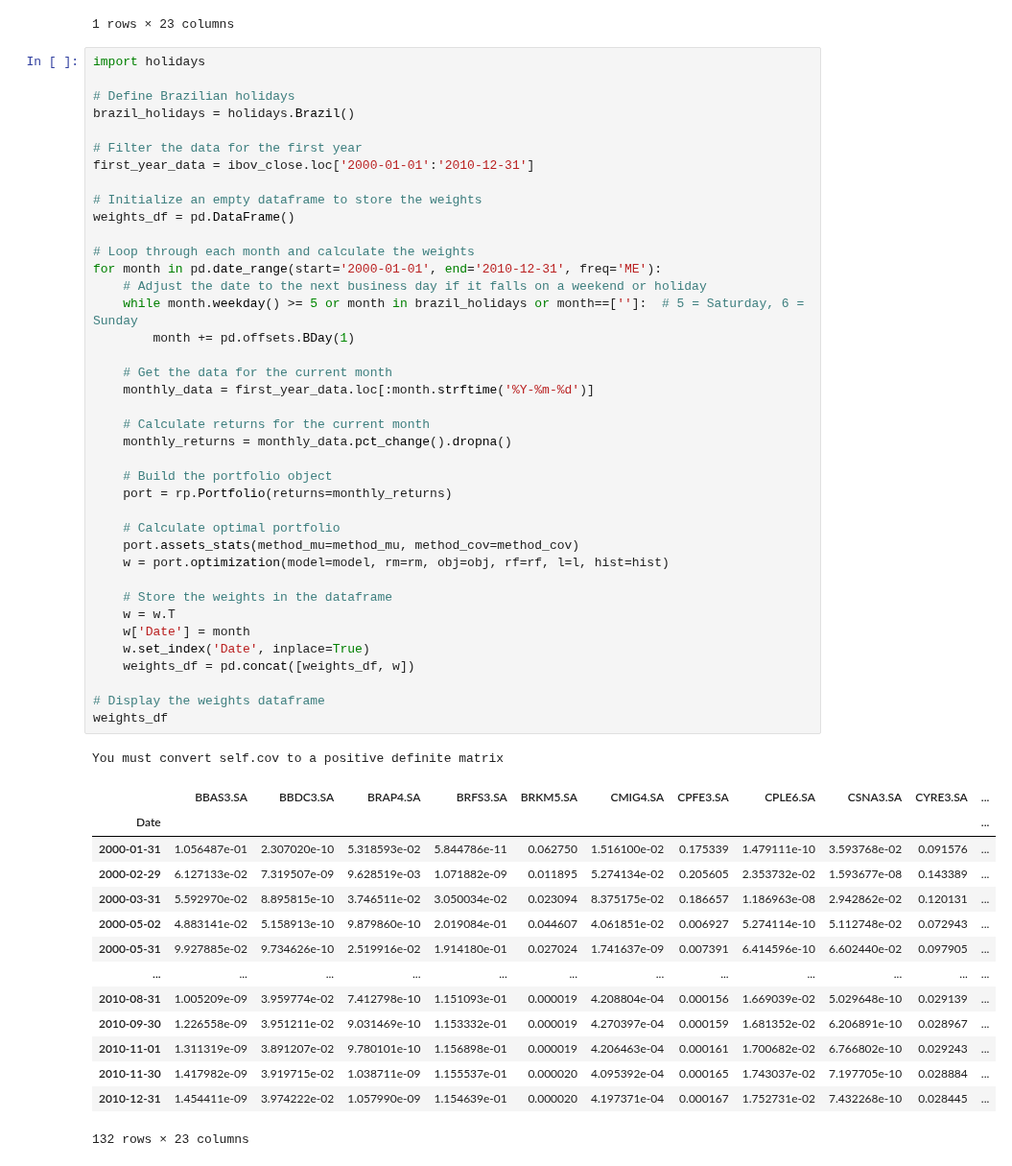
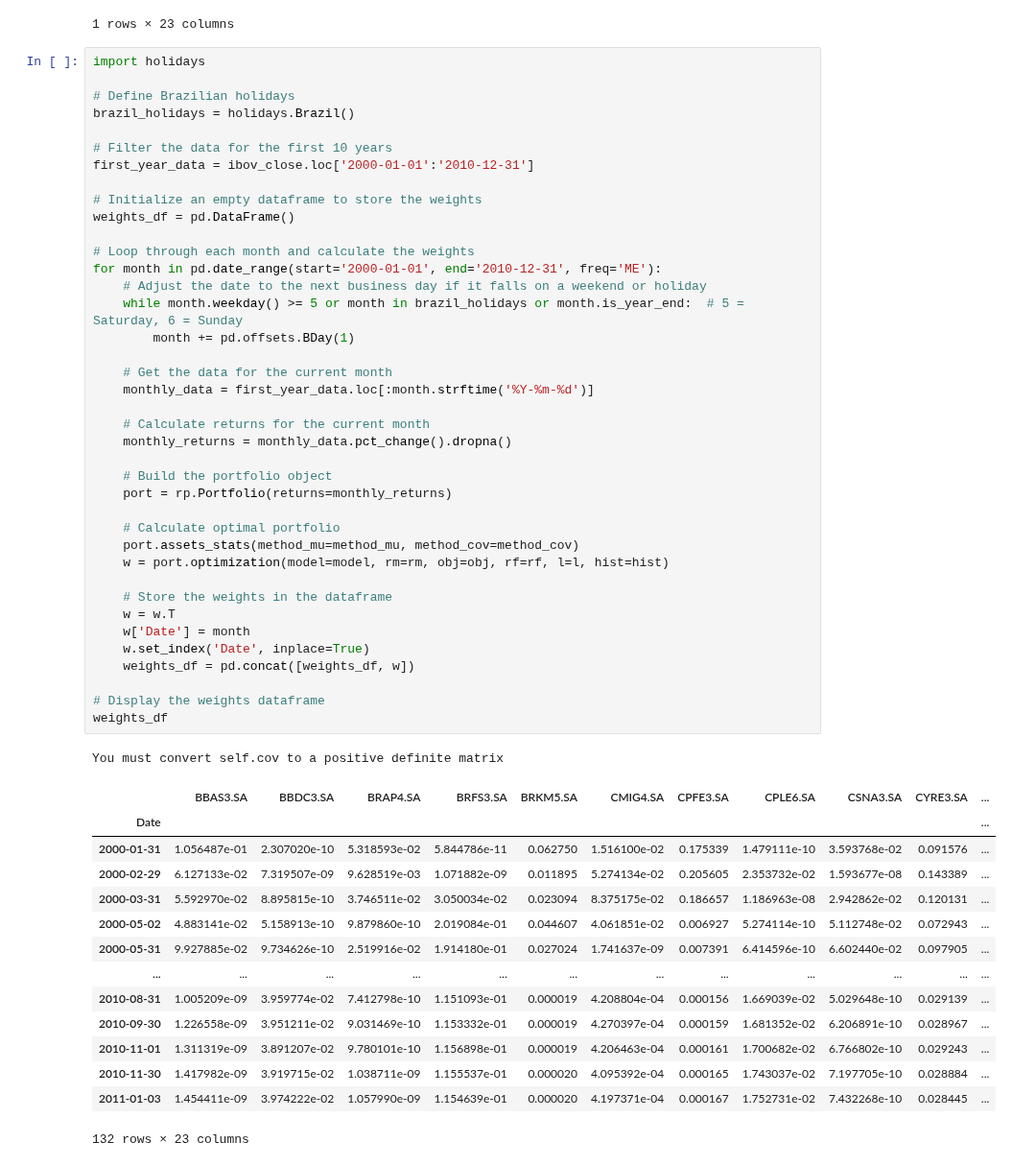
Before and after one commit to fea-dev-usp/quantamental-Dev_Wizards, a Jupyter notebook: rebalanceamentos_aleatorios.ipynb, the cells around one changed output. Shown at 96% size. Drawn from its saved outputs; the diff is of its cells as text.

```diff
--- a/rebalanceamentos_aleatorios.ipynb
+++ b/rebalanceamentos_aleatorios.ipynb
@@ -84,7 +84,7 @@ import holidays
 # Define Brazilian holidays
 brazil_holidays = holidays.Brazil()
 
-# Filter the data for the first year
+# Filter the data for the first 10 years
 first_year_data = ibov_close.loc['2000-01-01':'2010-12-31']
 
 # Initialize an empty dataframe to store the weights
@@ -93,7 +93,7 @@ weights_df = pd.DataFrame()
 # Loop through each month and calculate the weights
 for month in pd.date_range(start='2000-01-01', end='2010-12-31', freq='ME'):
     # Adjust the date to the next business day if it falls on a weekend or holiday
-    while month.weekday() >= 5 or month in brazil_holidays or month==['']:  # 5 = Saturday, 6 = Sunday
+    while month.weekday() >= 5 or month in brazil_holidays or month.is_year_end:  # 5 = Saturday, 6 = Sunday
         month += pd.offsets.BDay(1)
 
     # Get the data for the current month
@@ -104,34 +104,34 @@ for month in pd.date_range(start='2000-01-01', end='2010-12-31', freq='ME'):
 
     # Build the portfolio object
     port = rp.Portfolio(returns=monthly_returns)
 
     # Calculate optimal portfolio
     port.assets_stats(method_mu=method_mu, method_cov=method_cov)
     w = port.optimization(model=model, rm=rm, obj=obj, rf=rf, l=l, hist=hist)
 
     # Store the weights in the dataframe
     w = w.T
     w['Date'] = month
     w.set_index('Date', inplace=True)
     weights_df = pd.concat([weights_df, w])
 
 # Display the weights dataframe
 weights_df
 # %% [output]
 You must convert self.cov to a positive definite matrix
 |  | BBAS3.SA | BBDC3.SA | BRAP4.SA | BRFS3.SA | BRKM5.SA | CMIG4.SA | CPFE3.SA | CPLE6.SA | CSNA3.SA | CYRE3.SA | ... |
 | Date |  |  |  |  |  |  |  |  |  |  | ... |
 | 2000-01-31 | 1.056487e-01 | 2.307020e-10 | 5.318593e-02 | 5.844786e-11 | 0.062750 | 1.516100e-02 | 0.175339 | 1.479111e-10 | 3.593768e-02 | 0.091576 | ... |
 | 2000-02-29 | 6.127133e-02 | 7.319507e-09 | 9.628519e-03 | 1.071882e-09 | 0.011895 | 5.274134e-02 | 0.205605 | 2.353732e-02 | 1.593677e-08 | 0.143389 | ... |
 | 2000-03-31 | 5.592970e-02 | 8.895815e-10 | 3.746511e-02 | 3.050034e-02 | 0.023094 | 8.375175e-02 | 0.186657 | 1.186963e-08 | 2.942862e-02 | 0.120131 | ... |
 | 2000-05-02 | 4.883141e-02 | 5.158913e-10 | 9.879860e-10 | 2.019084e-01 | 0.044607 | 4.061851e-02 | 0.006927 | 5.274114e-10 | 5.112748e-02 | 0.072943 | ... |
 | 2000-05-31 | 9.927885e-02 | 9.734626e-10 | 2.519916e-02 | 1.914180e-01 | 0.027024 | 1.741637e-09 | 0.007391 | 6.414596e-10 | 6.602440e-02 | 0.097905 | ... |
 | ... | ... | ... | ... | ... | ... | ... | ... | ... | ... | ... | ... |
 | 2010-08-31 | 1.005209e-09 | 3.959774e-02 | 7.412798e-10 | 1.151093e-01 | 0.000019 | 4.208804e-04 | 0.000156 | 1.669039e-02 | 5.029648e-10 | 0.029139 | ... |
 | 2010-09-30 | 1.226558e-09 | 3.951211e-02 | 9.031469e-10 | 1.153332e-01 | 0.000019 | 4.270397e-04 | 0.000159 | 1.681352e-02 | 6.206891e-10 | 0.028967 | ... |
 | 2010-11-01 | 1.311319e-09 | 3.891207e-02 | 9.780101e-10 | 1.156898e-01 | 0.000019 | 4.206463e-04 | 0.000161 | 1.700682e-02 | 6.766802e-10 | 0.029243 | ... |
 | 2010-11-30 | 1.417982e-09 | 3.919715e-02 | 1.038711e-09 | 1.155537e-01 | 0.000020 | 4.095392e-04 | 0.000165 | 1.743037e-02 | 7.197705e-10 | 0.028884 | ... |
-| 2010-12-31 | 1.454411e-09 | 3.974222e-02 | 1.057990e-09 | 1.154639e-01 | 0.000020 | 4.197371e-04 | 0.000167 | 1.752731e-02 | 7.432268e-10 | 0.028445 | ... |
+| 2011-01-03 | 1.454411e-09 | 3.974222e-02 | 1.057990e-09 | 1.154639e-01 | 0.000020 | 4.197371e-04 | 0.000167 | 1.752731e-02 | 7.432268e-10 | 0.028445 | ... |
 132 rows × 23 columns
 # %%
 # Filter returns to have the same dates as weights_df
```
Also changed, not shown: parts of 6 cells of this notebook.
